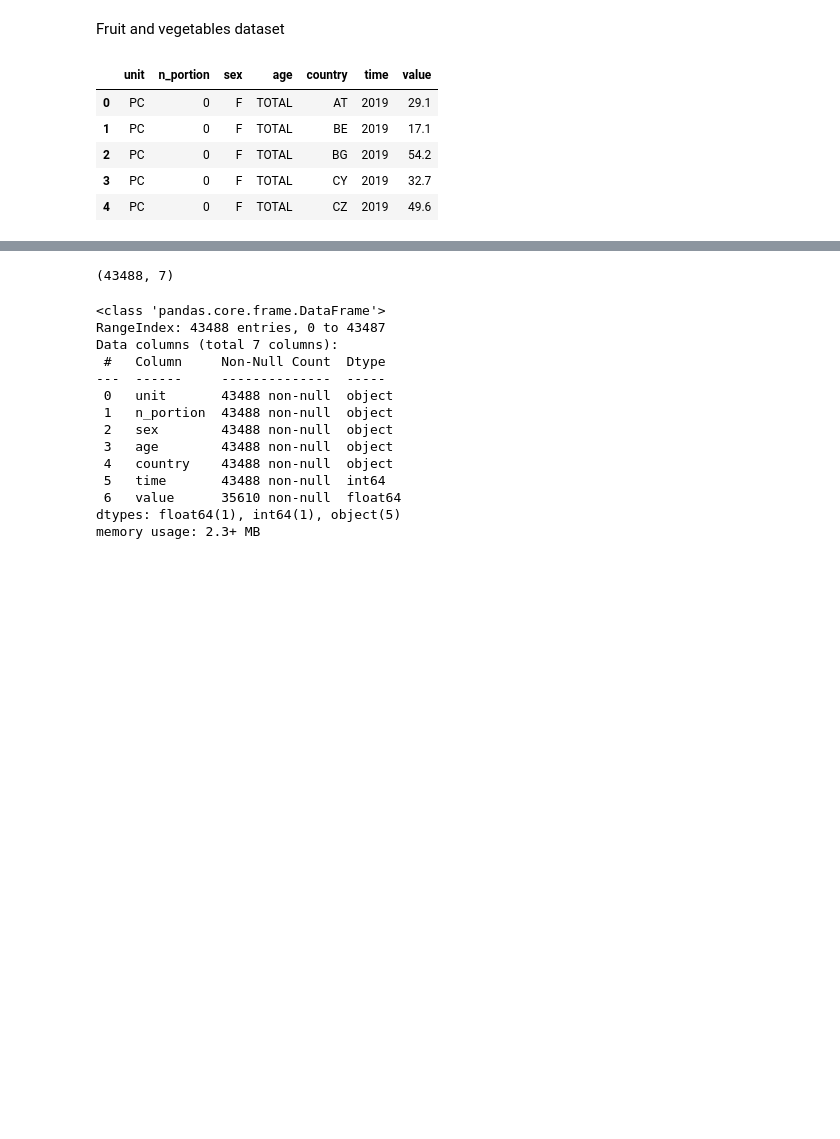
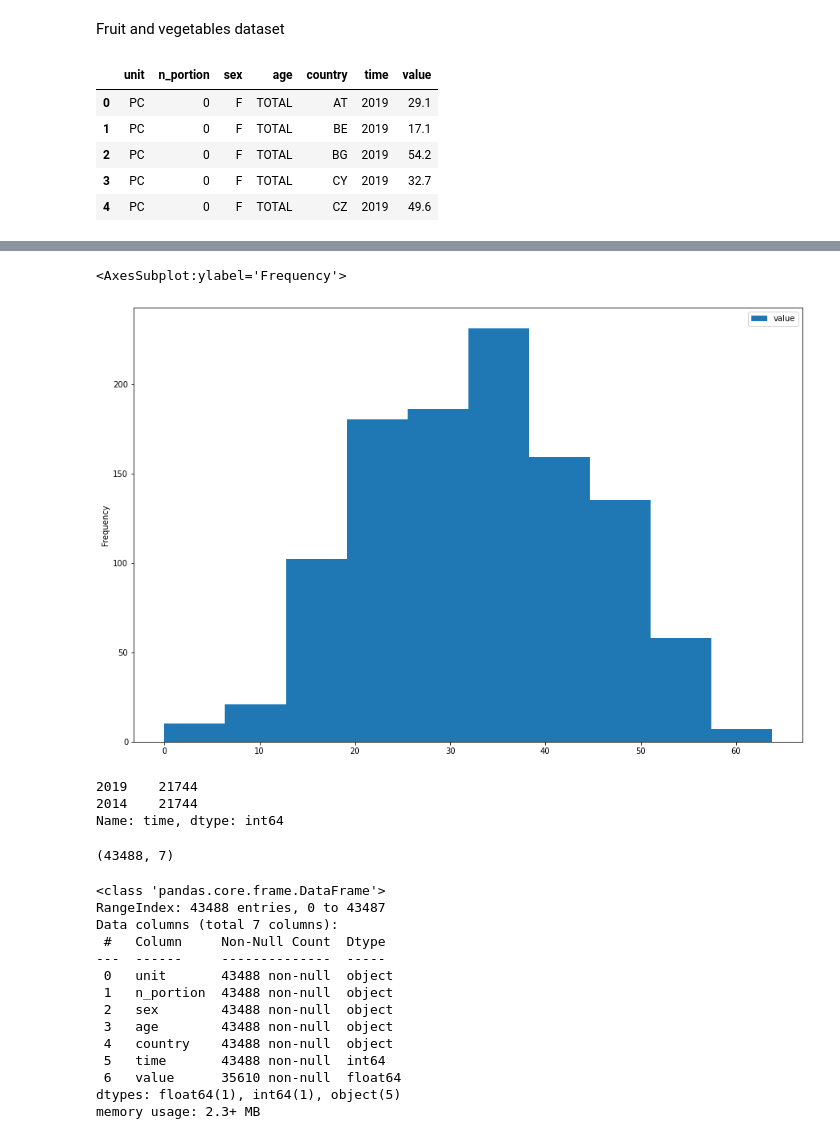
Before and after one commit to kellyc-j/MenuAssistance_project_y4, a Jupyter notebook: No. 2 Menu Assistance.ipynb, the cells around one changed output, grey strips where cells are left out. Saved outputs shown, nothing was run; the diff lists cells and outputs as text; code cells hidden in the pictures; blank space fills up the shorter version.

Commit message:
exploring the data

```diff
--- a/No. 2 Menu Assistance.ipynb
+++ b/No. 2 Menu Assistance.ipynb
@@ -24,3 +24,7 @@ dataFruitVeg.head()
 | 2 | PC | 0 | F | TOTAL | BG | 2019 | 54.2 |
 | 3 | PC | 0 | F | TOTAL | CY | 2019 | 32.7 |
 | 4 | PC | 0 | F | TOTAL | CZ | 2019 | 49.6 |
+# %%
+#isolate ireland
+IEfruit = dataFruitVeg.loc[dataFruitVeg['country'] == ('IE')]
+IEfruit.head()
@@ -27,3 +38,14 @@ dataFruitVeg.head()
+# %%
+IEfruit.plot(kind = 'hist', x='time', figsize=(15,10))
+# %% [output]
+<AxesSubplot:ylabel='Frequency'>
+[figure, added]
+# %%
+dataFruitVeg['time'].value_counts()
+# %% [output]
+2019    21744
+2014    21744
+Name: time, dtype: int64
 # %%
 dataFruitVeg.shape
 # %% [output]
```
Also changed, not shown: parts of 30 cells of this notebook.
